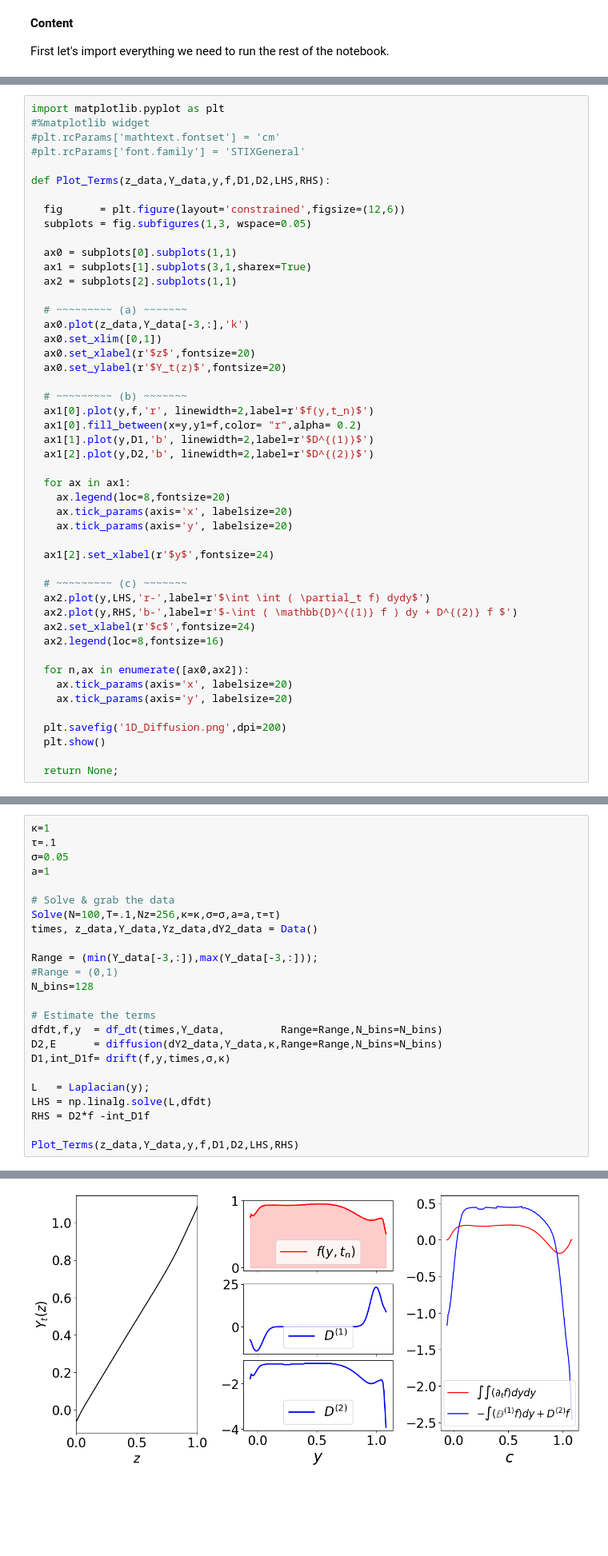
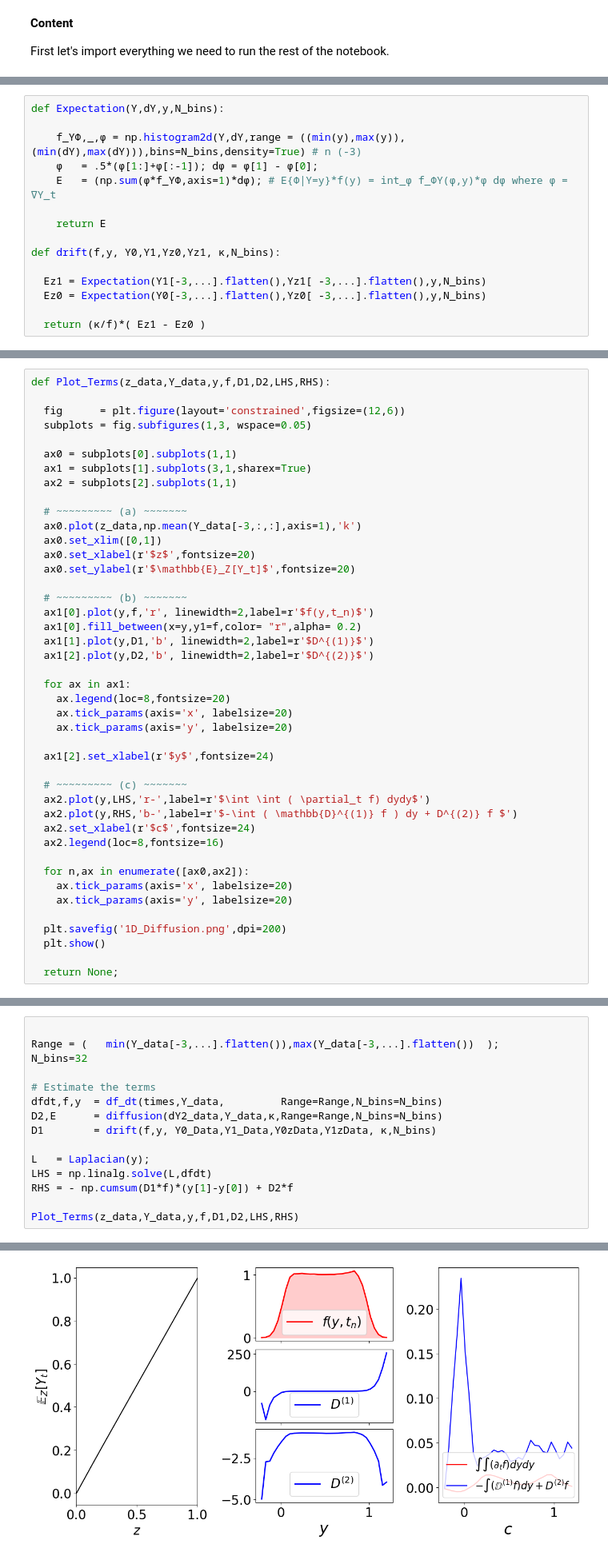
Before and after one commit to D-stratify/Theory, a Jupyter notebook: Diffusion/Diffusion_1D_Stochastic_BCS.ipynb, the cells around one changed output, grey strips where cells are left out. Shown at 80% size. Saved outputs shown, nothing was run; the diff lists cells and outputs as text; blank space fills up the shorter version.

```diff
--- a/Diffusion/Diffusion_1D_Stochastic_BCS.ipynb
+++ b/Diffusion/Diffusion_1D_Stochastic_BCS.ipynb
@@ -340,3 +302,18 @@ def drift(f,y,times,σ,κ):
+# %%
+def Expectation(Y,dY,y,N_bins):
+
+    f_YΦ,_,φ = np.histogram2d(Y,dY,range = ((min(y),max(y)),(min(dY),max(dY))),bins=N_bins,density=True) # n (-3)
+    φ   = .5*(φ[1:]+φ[:-1]); dφ = φ[1] - φ[0];
+    E   = (np.sum(φ*f_YΦ,axis=1)*dφ); # E{Φ|Y=y}*f(y) = int_φ f_ΦY(φ,y)*φ dφ where φ = ∇Y_t
+
+    return E
+
+def drift(f,y, Y0,Y1,Yz0,Yz1, κ,N_bins):
+
+  Ez1 = Expectation(Y1[-3,...].flatten(),Yz1[ -3,...].flatten(),y,N_bins)
+  Ez0 = Expectation(Y0[-3,...].flatten(),Yz0[ -3,...].flatten(),y,N_bins)
+
+  return (κ/f)*( Ez1 - Ez0 )
 # %% [markdown]
 **Results**
 
@@ -351,9 +321,4 @@ where $c$ is a constant.
 # %%
-import matplotlib.pyplot as plt
-#%matplotlib widget
-#plt.rcParams['mathtext.fontset'] = 'cm'
-#plt.rcParams['font.family'] = 'STIXGeneral'
-
 def Plot_Terms(z_data,Y_data,y,f,D1,D2,LHS,RHS):
 
   fig      = plt.figure(layout='constrained',figsize=(12,6))
@@ -364,10 +329,10 @@ def Plot_Terms(z_data,Y_data,y,f,D1,D2,LHS,RHS):
   ax2 = subplots[2].subplots(1,1)
 
   # ~~~~~~~~~ (a) ~~~~~~~
-  ax0.plot(z_data,Y_data[-3,:],'k')
+  ax0.plot(z_data,np.mean(Y_data[-3,:,:],axis=1),'k')
   ax0.set_xlim([0,1])
   ax0.set_xlabel(r'$z$',fontsize=20)
-  ax0.set_ylabel(r'$Y_t(z)$',fontsize=20)
+  ax0.set_ylabel(r'$\mathbb{E}_Z[Y_t]$',fontsize=20)
 
   # ~~~~~~~~~ (b) ~~~~~~~
   ax1[0].plot(y,f,'r', linewidth=2,label=r'$f(y,t_n)$')
@@ -401,25 +452,16 @@ def Plot_Terms(z_data,Y_data,y,f,D1,D2,LHS,RHS):
 # %%
-κ=1
-τ=.1
-σ=0.05
-a=1
 
-# Solve & grab the data
-Solve(N=100,T=.1,Nz=256,κ=κ,σ=σ,a=a,τ=τ)
-times, z_data,Y_data,Yz_data,dY2_data = Data()
-
-Range = (min(Y_data[-3,:]),max(Y_data[-3,:]));
-#Range = (0,1)
-N_bins=128
+Range = (   min(Y_data[-3,...].flatten()),max(Y_data[-3,...].flatten())  );
+N_bins=32
 
 # Estimate the terms
 dfdt,f,y  = df_dt(times,Y_data,         Range=Range,N_bins=N_bins)
 D2,E      = diffusion(dY2_data,Y_data,κ,Range=Range,N_bins=N_bins)
-D1,int_D1f= drift(f,y,times,σ,κ)
+D1        = drift(f,y, Y0_Data,Y1_Data,Y0zData,Y1zData, κ,N_bins)
 
 L   = Laplacian(y);
 LHS = np.linalg.solve(L,dfdt)
-RHS = D2*f -int_D1f
+RHS = - np.cumsum(D1*f)*(y[1]-y[0]) + D2*f
 
 Plot_Terms(z_data,Y_data,y,f,D1,D2,LHS,RHS)
 # %% [output]
@@ -432 +468 @@ Plot_Terms(z_data,Y_data,y,f,D1,D2,LHS,RHS)
-[figure, old version]
+[figure, new version]
```
Also changed, not shown: parts of 13 cells of this notebook.
